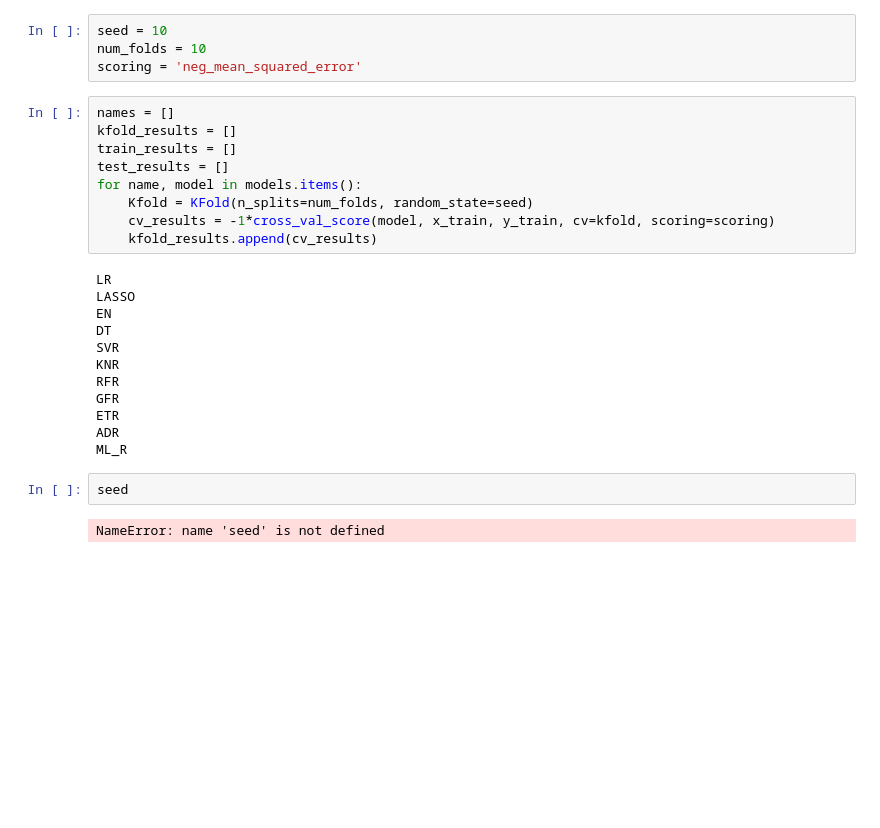
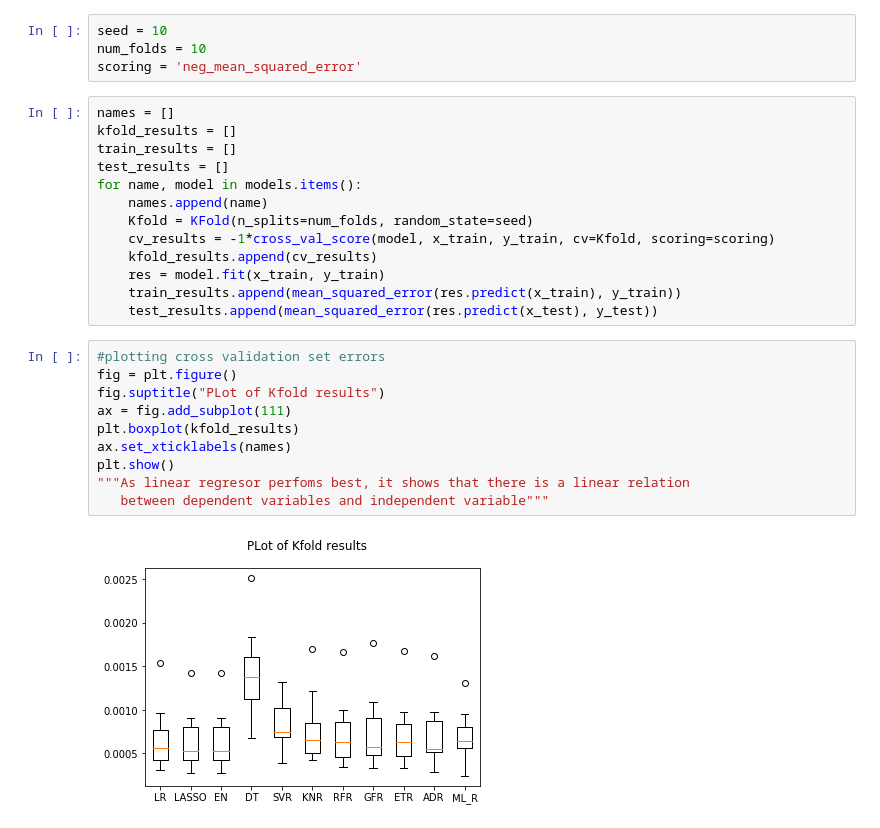
Before and after one commit to Karanpalshekhawat/ml_case_studies_finance_book, a Jupyter notebook: stock_price_prediction_case_study_1.ipynb, the cells around one changed output. Drawn from its saved outputs; the diff is of its cells as text; blank space fills up the shorter version.

Commit message:
Graphs added

```diff
--- a/stock_price_prediction_case_study_1.ipynb
+++ b/stock_price_prediction_case_study_1.ipynb
@@ -146,22 +146,22 @@ kfold_results = []
 train_results = []
 test_results = []
 for name, model in models.items():
+    names.append(name)
     Kfold = KFold(n_splits=num_folds, random_state=seed)
-    cv_results = -1*cross_val_score(model, x_train, y_train, cv=kfold, scoring=scoring)
+    cv_results = -1*cross_val_score(model, x_train, y_train, cv=Kfold, scoring=scoring)
     kfold_results.append(cv_results)
+    res = model.fit(x_train, y_train)
+    train_results.append(mean_squared_error(res.predict(x_train), y_train))
+    test_results.append(mean_squared_error(res.predict(x_test), y_test))
-# %% [output]
-LR
-LASSO
-EN
-DT
-SVR
-KNR
-RFR
-GFR
-ETR
-ADR
-ML_R
-# %%
-seed
-# %% [output]
-NameError: name 'seed' is not defined
+# %%
+#plotting cross validation set errors
+fig = plt.figure()
+fig.suptitle("PLot of Kfold results")
+ax = fig.add_subplot(111)
+plt.boxplot(kfold_results)
+ax.set_xticklabels(names)
+plt.show()
+"""As linear regresor perfoms best, it shows that there is a linear relation
+   between dependent variables and independent variable"""
+# %% [output]
+[figure, added]
```
Also changed, not shown: parts of 2 cells of this notebook.
